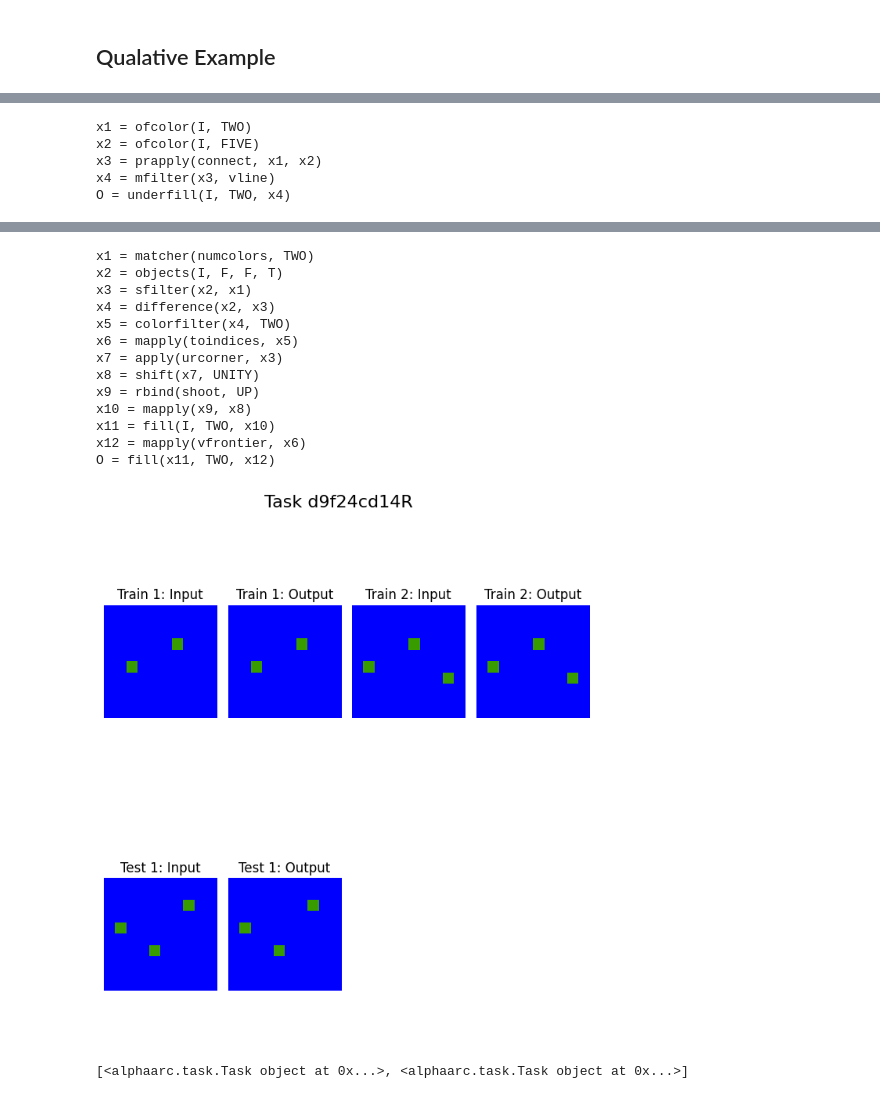
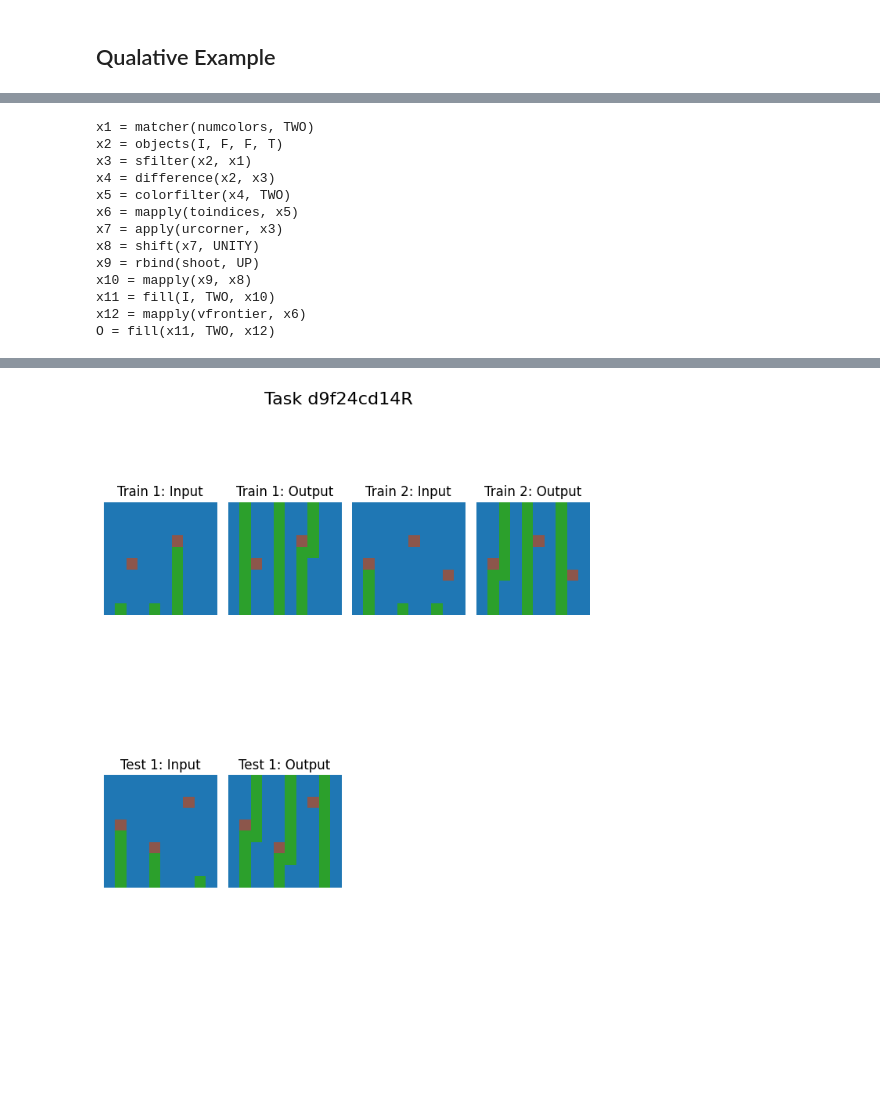
Before and after one commit to MGWSimpson/AlphaARC, a Jupyter notebook: analysis/task_creation.ipynb, the cells around one changed output, grey strips where cells are left out. Drawn from its saved outputs; the diff is of its cells as text; code cells hidden in the pictures; blank space fills up the shorter version.

```diff
--- a/analysis/task_creation.ipynb
+++ b/analysis/task_creation.ipynb
@@ -445,7 +78,7 @@ def load_key_split(split_keys_path):
 
 
 
-tasks = load_train_tasks(dirs=[ '../data/training'], files=[]) # files=['../data/mutated_tasks_train_9600.json', '../data/mutated_tasks_train_19200.json'])
+tasks = load_train_tasks(dirs=[ '../data/training'],  files=['../data/mutated_tasks_train_9600.json', '../data/mutated_tasks_train_19200.json'])
 new_tasks = []
 with open("../data/new_tasks.jsonl", "r") as f:
     for line in f:
@@ -589,13 +226,13 @@ def display_qualative_example(tasks, new_tasks, chosen_task='d9f24cd1'):
     chosen_task_obj = None
 
     for t in tasks:
-        if chosen_task in t.task_key:
+        if chosen_task  == t.task_key:
             chosen_task_obj = t
 
 
-    print(chosen_task_obj.program_lines)
     chosen_task_obj.display_task()
 
+    print(chosen_task_obj.program_lines)
 
     created_tasks = []
 
@@ -610,9 +247,6 @@ def display_qualative_example(tasks, new_tasks, chosen_task='d9f24cd1'):
         print(x.program_lines)
         x.display_task()
 
-    print(created_tasks)
-
-
 
 display_qualative_example(tasks, new_tasks)
 # %% [output]
@@ -638,5 +272,13 @@ O = fill(x16, TWO, x17)
-x1 = ofcolor(I, TWO)
-x2 = ofcolor(I, FIVE)
-x3 = prapply(connect, x1, x2)
-x4 = mfilter(x3, vline)
-O = underfill(I, TWO, x4)
+x1 = matcher(numcolors, TWO)
+x2 = objects(I, F, F, T)
+x3 = sfilter(x2, x1)
+x4 = difference(x2, x3)
+x5 = colorfilter(x4, TWO)
+x6 = mapply(toindices, x5)
+x7 = apply(urcorner, x3)
+x8 = shift(x7, UNITY)
+x9 = rbind(shoot, UP)
+x10 = mapply(x9, x8)
+x11 = fill(I, TWO, x10)
+x12 = mapply(vfrontier, x6)
+O = fill(x11, TWO, x12)
@@ -644,15 +285 @@ O = underfill(I, TWO, x4)
-x1 = matcher(numcolors, TWO)
-x2 = objects(I, F, F, T)
-x3 = sfilter(x2, x1)
-x4 = difference(x2, x3)
-x5 = colorfilter(x4, TWO)
-x6 = mapply(toindices, x5)
-x7 = apply(urcorner, x3)
-x8 = shift(x7, UNITY)
-x9 = rbind(shoot, UP)
-x10 = mapply(x9, x8)
-x11 = fill(I, TWO, x10)
-x12 = mapply(vfrontier, x6)
-O = fill(x11, TWO, x12)
-[figure, old version]
+[figure, new version]
-[<alphaarc.task.Task object at 0x...>, <alphaarc.task.Task object at 0x...>]
```
Also changed, not shown: parts of 8 cells of this notebook, 15 other files.
